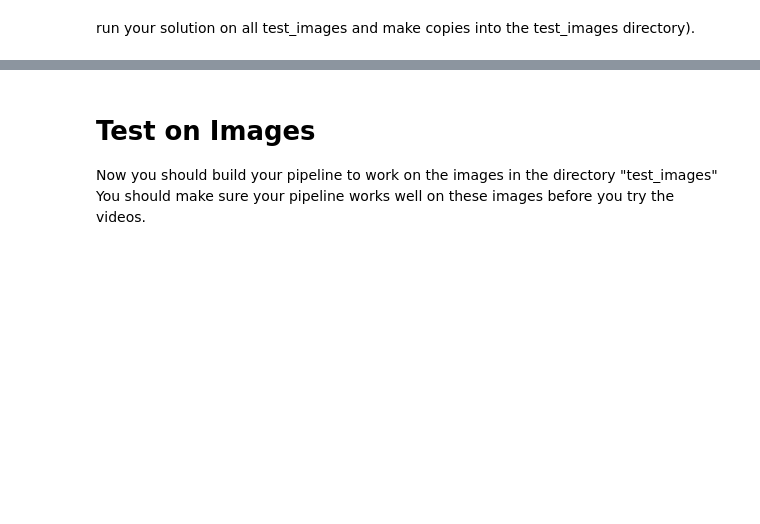
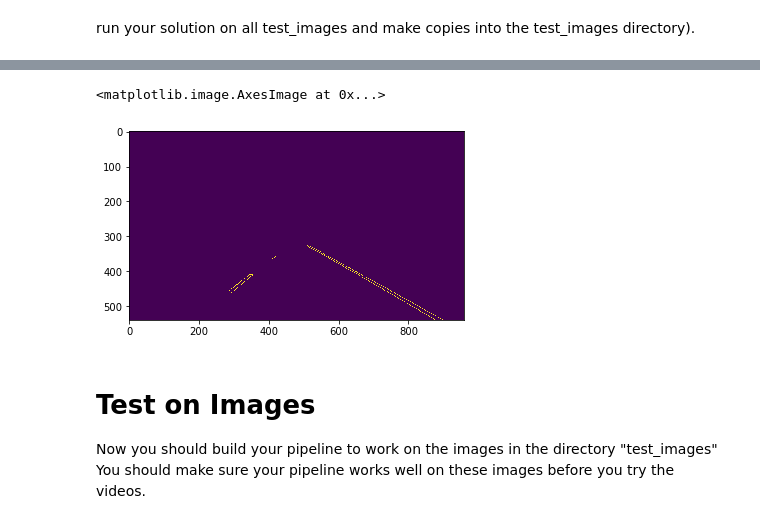
Before and after one commit to pbermell/SelfDrivingCarNanoDegree, a Jupyter notebook: Project1/P1.ipynb, the cells around one changed output, grey strips where cells are left out. Cells and saved outputs as stored; diff of their text form; code cells hidden in the pictures; blank space fills up the shorter version.

```diff
--- a/Project1/P1.ipynb
+++ b/Project1/P1.ipynb
@@ -203,5 +213,8 @@ run your solution on all test_images and make copies into the test_images direct
 # %%
-# vertice_set = np.array([[(100,ysize),(475, 325), (525, 325), (xsize, ysize)]], dtype=np.int32)
-# masked_img = region_of_interest(cannied_img, vertice_set )
-# plt.imshow(masked_img)
+vertice_set = np.array([[(100,ysize),(475, 325), (525, 325), (xsize, ysize)]], dtype=np.int32)
+masked_img = region_of_interest(cannied_img, vertice_set )
+plt.imshow(masked_img)
+# %% [output]
+<matplotlib.image.AxesImage at 0x...>
+[figure, added]
 # %%
```
Also changed, not shown: parts of 8 cells of this notebook, 18 other files.
